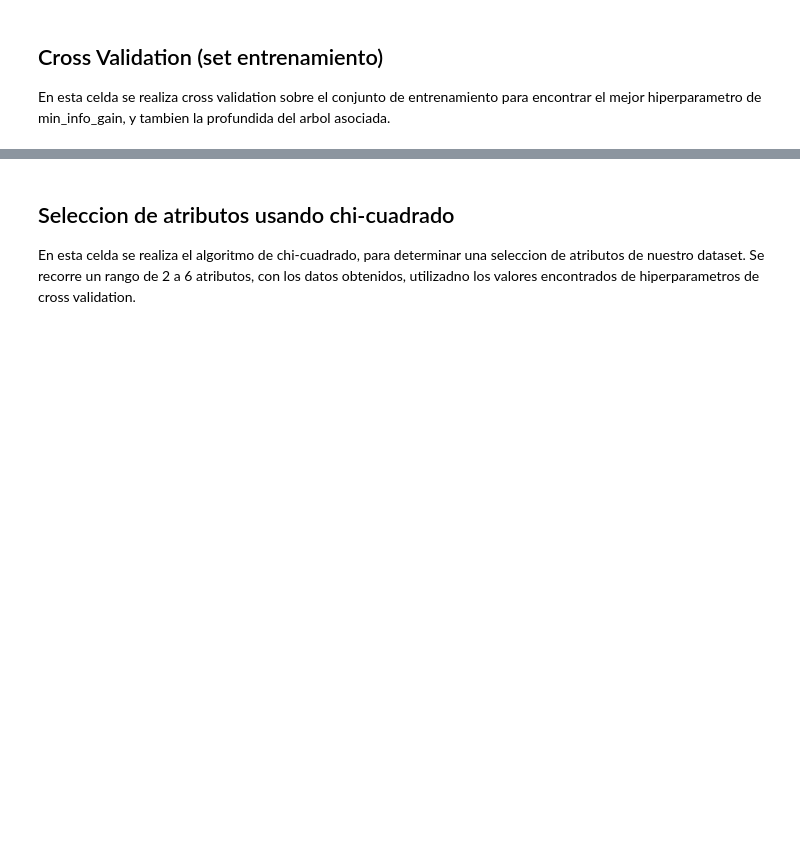
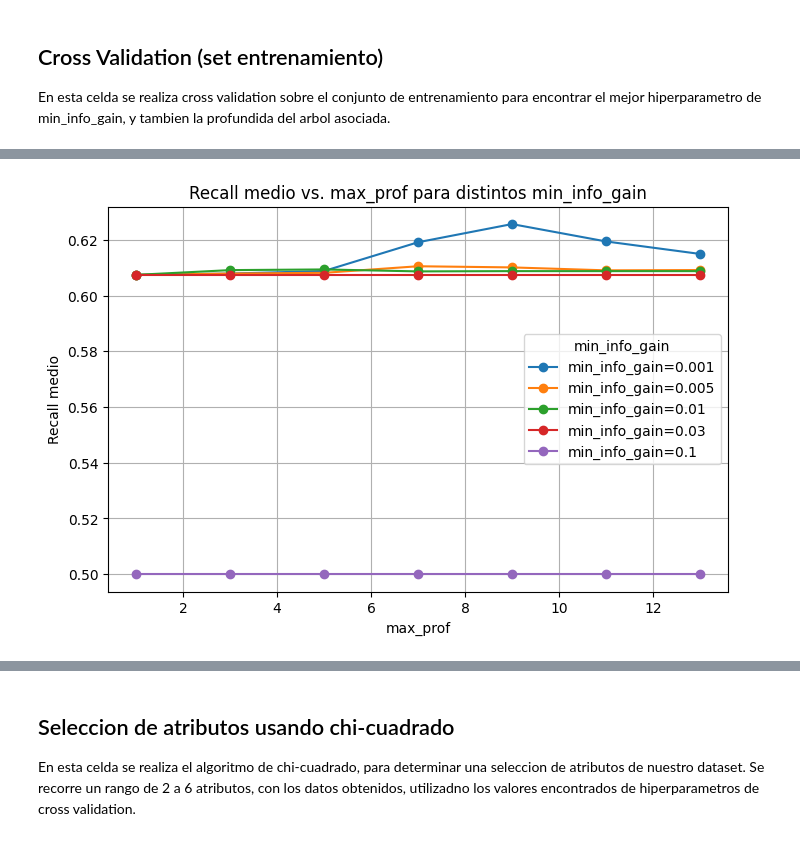
Before and after one commit to facuguisande/AA25, a Jupyter notebook: tarea.ipynb, the cells around one changed output, grey strips where cells are left out. Saved outputs shown, nothing was run; the diff lists cells and outputs as text; code cells hidden in the pictures; blank space fills up the shorter version.

```diff
--- a/tarea.ipynb
+++ b/tarea.ipynb
@@ -590,14 +865,16 @@ plt.show()
 # %%
 import matplotlib.pyplot as plt
 
 plt.figure(figsize=(8,5))
 for mig in sorted(cv_results_df['main_info_gain'].unique()):
     subset = cv_results_df[cv_results_df['main_info_gain'] == mig]
     plt.plot(subset['max_depth'], subset['mean_recall'], marker='o', label=f'min_info_gain={mig}')
 
-plt.xlabel('max_depth')
+plt.xlabel('max_prof')
 plt.ylabel('Recall medio')
-plt.title('Recall medio vs. max_depth para distintos min_info_gain')
+plt.title('Recall medio vs. max_prof para distintos min_info_gain')
 plt.legend(title='min_info_gain')
 plt.grid(True)
 plt.show()
+# %% [output]
+[figure, added]
```
Also changed, not shown: parts of 36 cells of this notebook, 1 other file.
